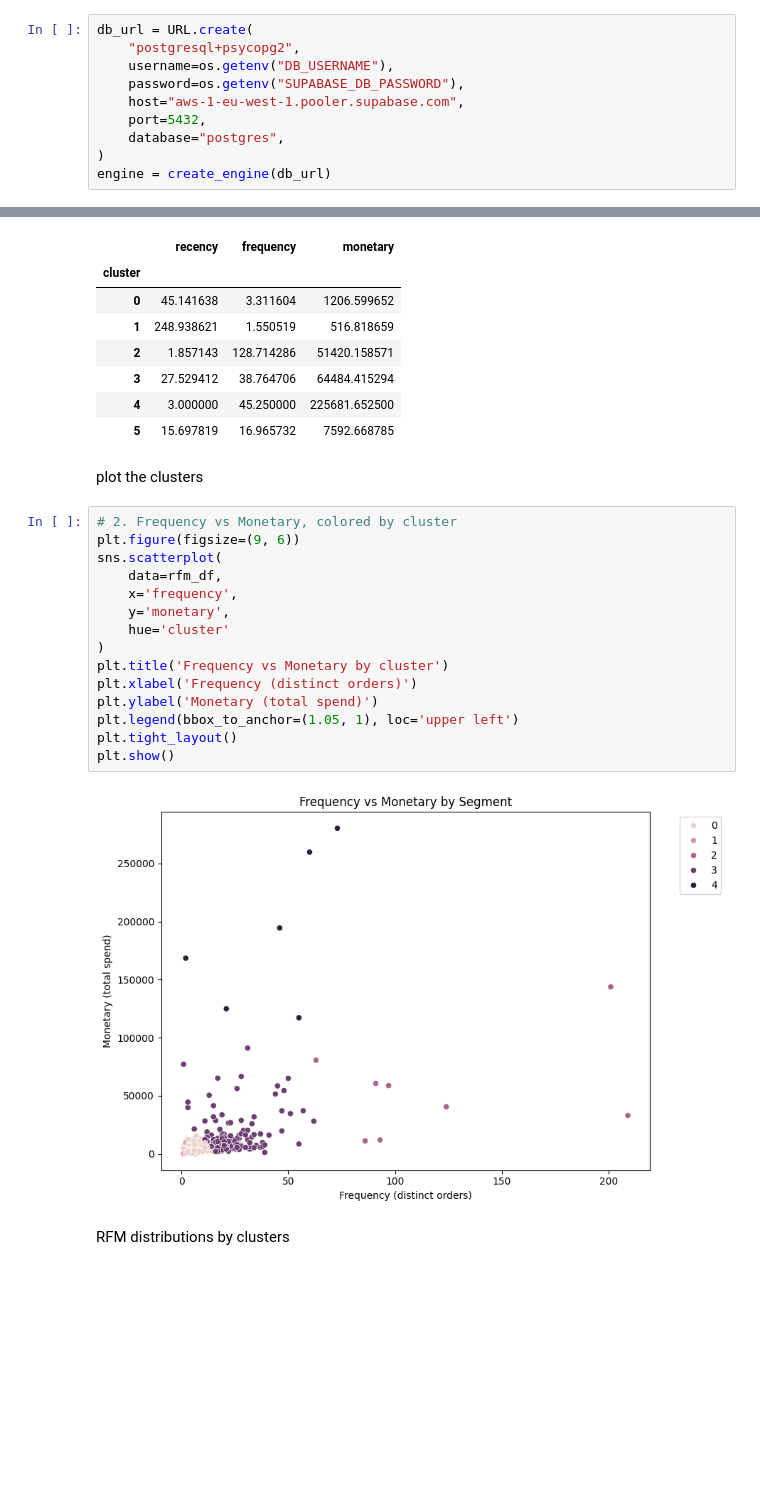
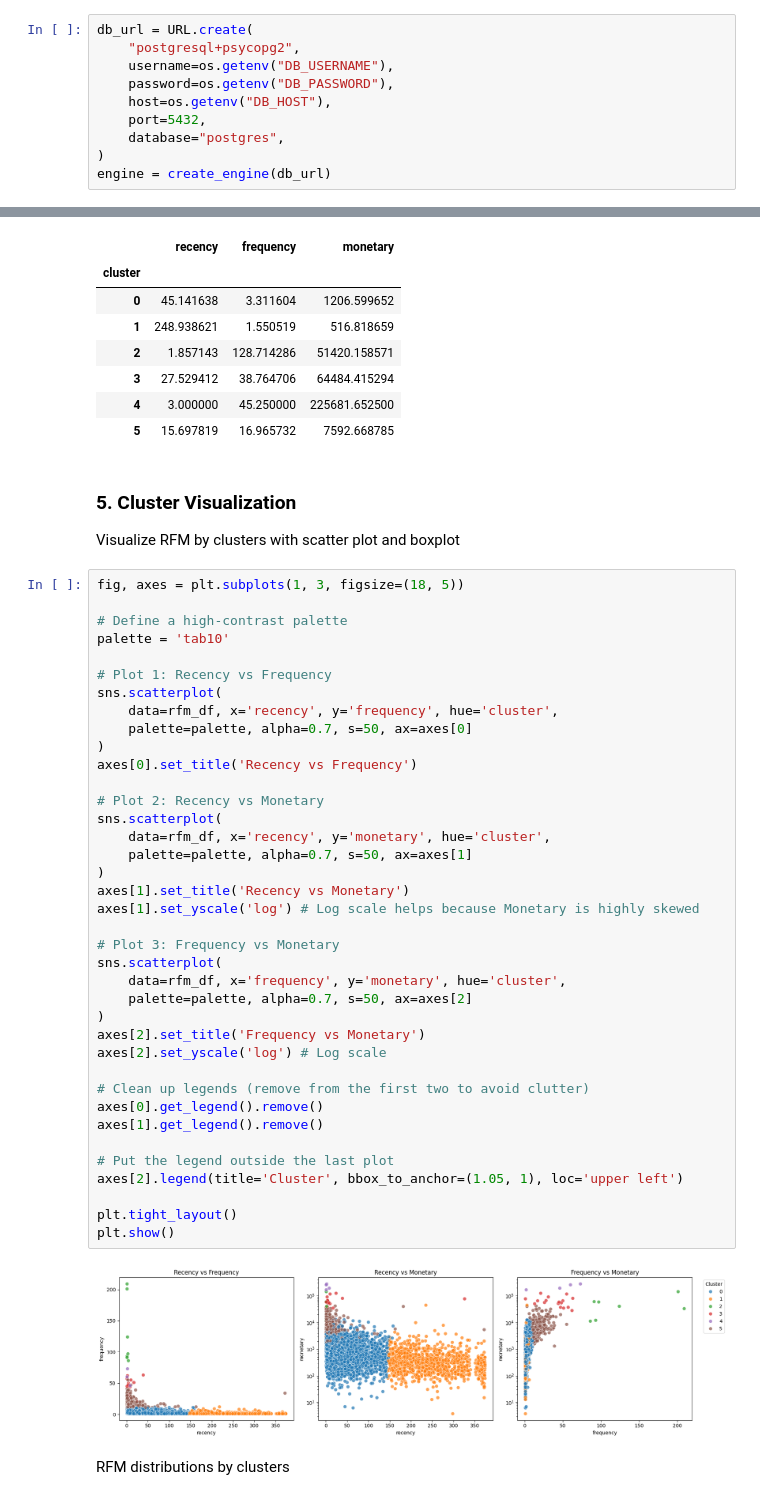
Before and after one commit to yussufm123/retail-elt-segmentation, a Jupyter notebook: 3_KMeans_clustering.ipynb, the cells around one changed output, grey strips where cells are left out. Drawn from its saved outputs; the diff is of its cells as text; blank space fills up the shorter version.

```diff
--- a/3_KMeans_clustering.ipynb
+++ b/3_KMeans_clustering.ipynb
@@ -25,8 +31,8 @@ import the data
 db_url = URL.create(
     "postgresql+psycopg2",
     username=os.getenv("DB_USERNAME"),
-    password=os.getenv("SUPABASE_DB_PASSWORD"),
-    host="aws-1-eu-west-1.pooler.supabase.com",
+    password=os.getenv("DB_PASSWORD"),
+    host=os.getenv("DB_HOST"),
     port=5432,
     database="postgres",
 )
@@ -156,24 +173,49 @@ rfm_df.groupby('cluster')[['recency', 'frequency', 'monetary']].mean()
 | 4 | 3.000000 | 45.250000 | 225681.652500 |
 | 5 | 15.697819 | 16.965732 | 7592.668785 |
 # %% [markdown]
-plot the clusters
+### 5. Cluster Visualization
+
+Visualize RFM by clusters with scatter plot and boxplot
 # %%
-# 2. Frequency vs Monetary, colored by cluster
-plt.figure(figsize=(9, 6))
+fig, axes = plt.subplots(1, 3, figsize=(18, 5))
+
+# Define a high-contrast palette
+palette = 'tab10'
+
+# Plot 1: Recency vs Frequency
 sns.scatterplot(
-    data=rfm_df,
-    x='frequency',
-    y='monetary',
-    hue='cluster'
+    data=rfm_df, x='recency', y='frequency', hue='cluster',
+    palette=palette, alpha=0.7, s=50, ax=axes[0]
 )
-plt.title('Frequency vs Monetary by cluster')
-plt.xlabel('Frequency (distinct orders)')
-plt.ylabel('Monetary (total spend)')
-plt.legend(bbox_to_anchor=(1.05, 1), loc='upper left')
+axes[0].set_title('Recency vs Frequency')
+
+# Plot 2: Recency vs Monetary
+sns.scatterplot(
+    data=rfm_df, x='recency', y='monetary', hue='cluster',
+    palette=palette, alpha=0.7, s=50, ax=axes[1]
+)
+axes[1].set_title('Recency vs Monetary')
+axes[1].set_yscale('log') # Log scale helps because Monetary is highly skewed
+
+# Plot 3: Frequency vs Monetary
+sns.scatterplot(
+    data=rfm_df, x='frequency', y='monetary', hue='cluster',
+    palette=palette, alpha=0.7, s=50, ax=axes[2]
+)
+axes[2].set_title('Frequency vs Monetary')
+axes[2].set_yscale('log') # Log scale
+
+# Clean up legends (remove from the first two to avoid clutter)
+axes[0].get_legend().remove()
+axes[1].get_legend().remove()
+
+# Put the legend outside the last plot
+axes[2].legend(title='Cluster', bbox_to_anchor=(1.05, 1), loc='upper left')
+
 plt.tight_layout()
 plt.show()
 # %% [output]
-[figure, old version]
+[figure, new version]
 # %% [markdown]
 RFM distributions by clusters
 # %%
```
Also changed, not shown: parts of 13 cells of this notebook, 1 other file.
